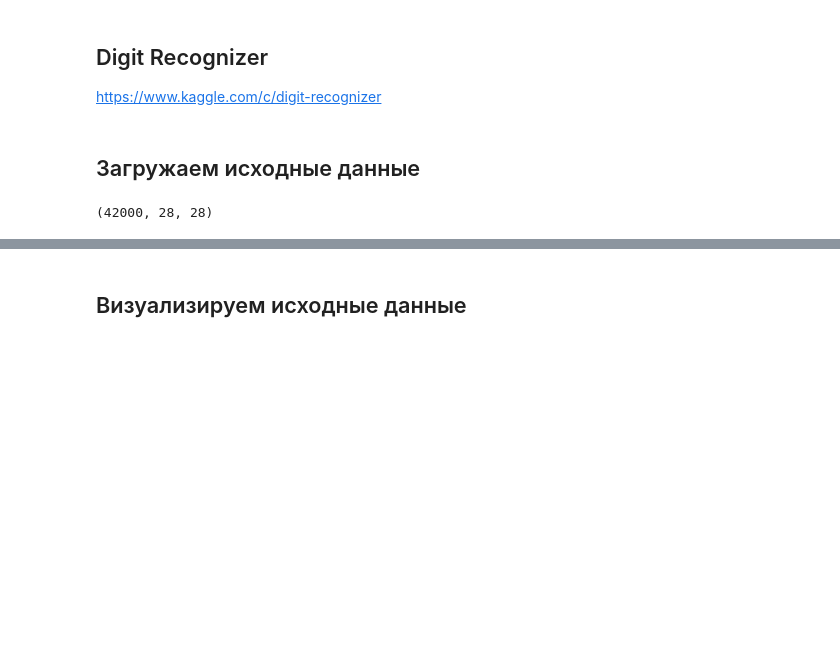
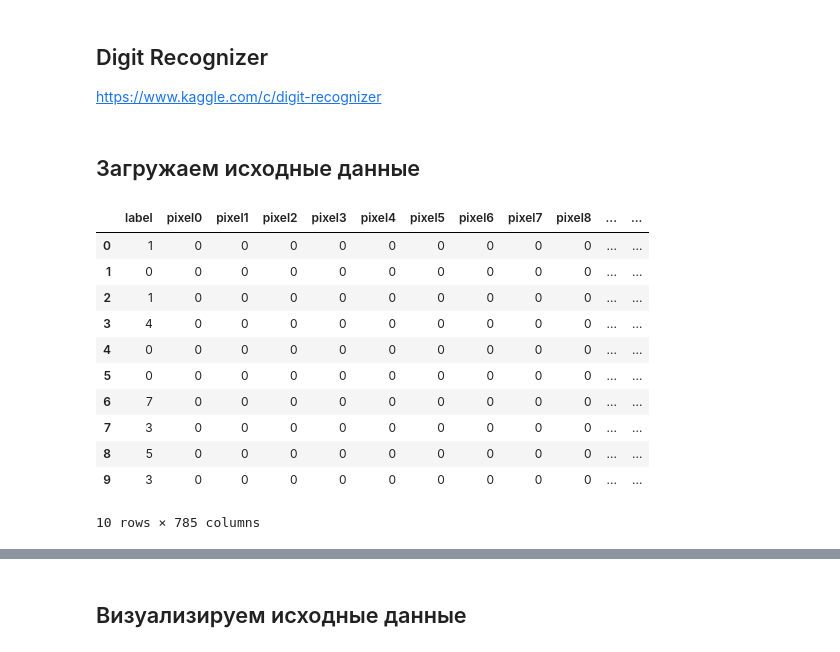
Before and after one commit to IvanAniskavets/Python_2.0, a Jupyter notebook: CV/CV_homework_1.ipynb, the cells around one changed output, grey strips where cells are left out. Saved outputs shown, nothing was run; the diff lists cells and outputs as text; code cells hidden in the pictures; blank space fills up the shorter version.

```diff
--- a/CV/CV_homework_1.ipynb
+++ b/CV/CV_homework_1.ipynb
@@ -24,4 +16,0 @@ test_img = np.resize(test, (test.shape[0], 28, 28))
-# %%
-train_img.shape
-# %% [output]
-(42000, 28, 28)
@@ -27,0 +20,15 @@ train_img.shape
+# %%
+train.head(10)
+# %% [output]
+|  | label | pixel0 | pixel1 | pixel2 | pixel3 | pixel4 | pixel5 | pixel6 | pixel7 | pixel8 | ... | ... |
+| 0 | 1 | 0 | 0 | 0 | 0 | 0 | 0 | 0 | 0 | 0 | ... | ... |
+| 1 | 0 | 0 | 0 | 0 | 0 | 0 | 0 | 0 | 0 | 0 | ... | ... |
+| 2 | 1 | 0 | 0 | 0 | 0 | 0 | 0 | 0 | 0 | 0 | ... | ... |
+| 3 | 4 | 0 | 0 | 0 | 0 | 0 | 0 | 0 | 0 | 0 | ... | ... |
+| 4 | 0 | 0 | 0 | 0 | 0 | 0 | 0 | 0 | 0 | 0 | ... | ... |
+| 5 | 0 | 0 | 0 | 0 | 0 | 0 | 0 | 0 | 0 | 0 | ... | ... |
+| 6 | 7 | 0 | 0 | 0 | 0 | 0 | 0 | 0 | 0 | 0 | ... | ... |
+| 7 | 3 | 0 | 0 | 0 | 0 | 0 | 0 | 0 | 0 | 0 | ... | ... |
+| 8 | 5 | 0 | 0 | 0 | 0 | 0 | 0 | 0 | 0 | 0 | ... | ... |
+| 9 | 3 | 0 | 0 | 0 | 0 | 0 | 0 | 0 | 0 | 0 | ... | ... |
+10 rows × 785 columns
```
Also changed, not shown: parts of 106 cells of this notebook.
